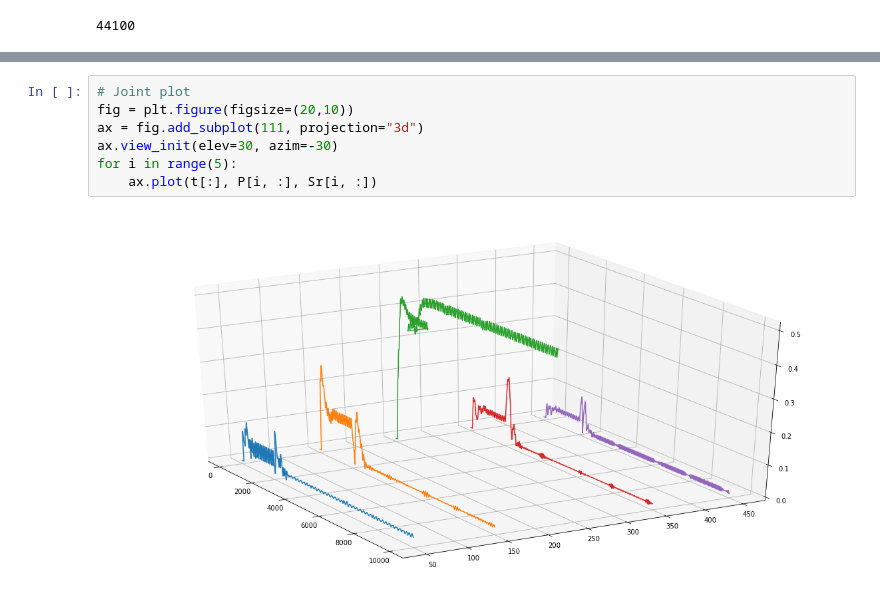
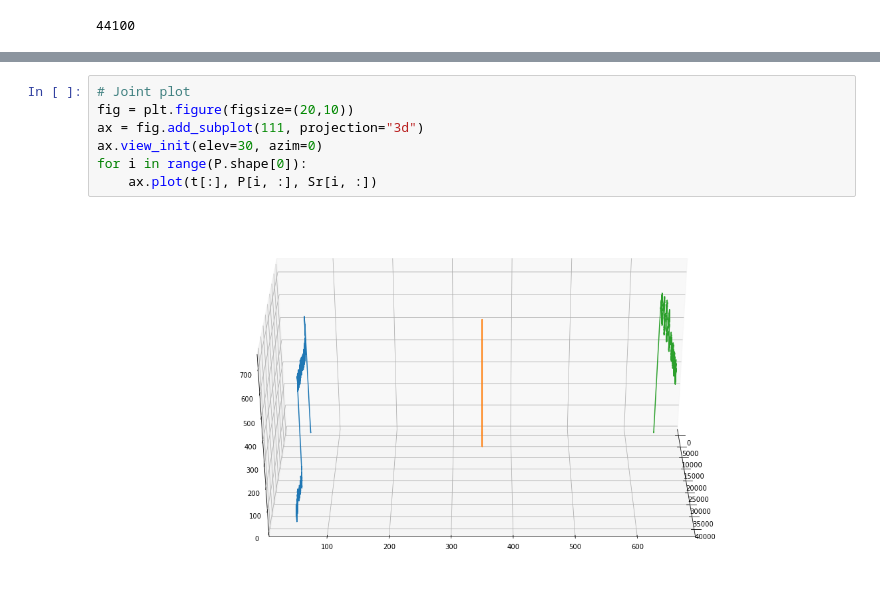
Before and after one commit to dthemg/PEARLS, a Jupyter notebook: view_results.ipynb, the cells around one changed output, grey strips where cells are left out. Saved outputs shown, nothing was run; the diff lists cells and outputs as text.

```diff
--- a/view_results.ipynb
+++ b/view_results.ipynb
@@ -79,12 +86,12 @@ Sr.shape
 # %%
 # Joint plot
 fig = plt.figure(figsize=(20,10))
 ax = fig.add_subplot(111, projection="3d")
-ax.view_init(elev=30, azim=-30)
-for i in range(5):
+ax.view_init(elev=30, azim=0)
+for i in range(P.shape[0]):
     ax.plot(t[:], P[i, :], Sr[i, :])
 # %% [output]
-[figure, old version]
+[figure, new version]
 # %%
 P[:, 2100]
 # %% [output]
```
Also changed, not shown: parts of 7 cells of this notebook, 2 other files.
